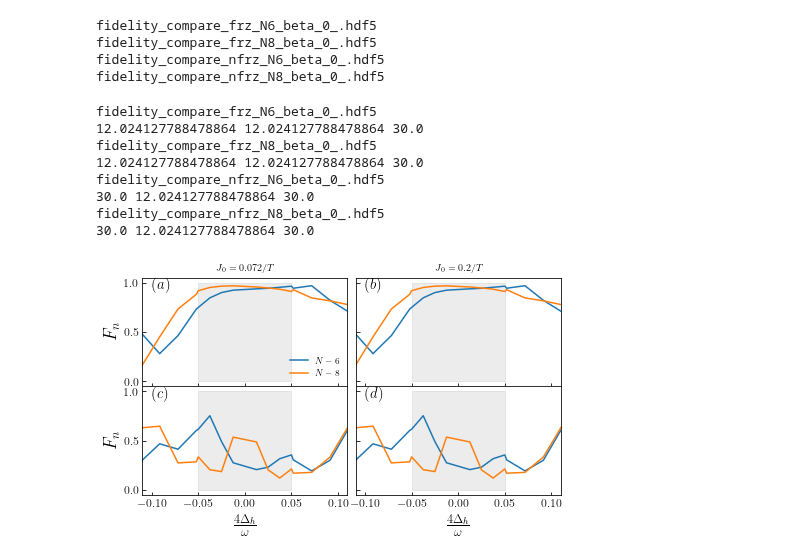
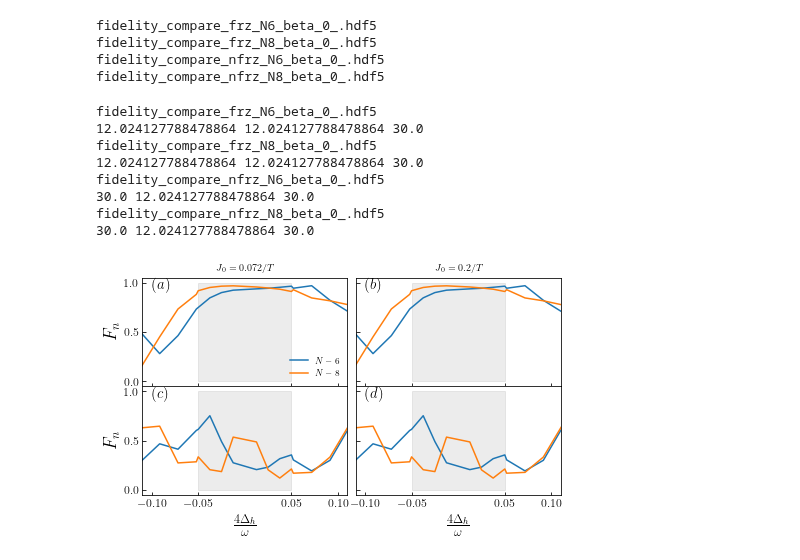
Before and after one commit to rahmahi/Chimera_Time_Crystal, a Jupyter notebook: codes/new_algo/fidelity/fidelity_stand_alone.ipynb, the cells around one changed output. Cells and saved outputs as stored; diff of their text form; code cells hidden in the pictures.

```diff
--- a/codes/new_algo/fidelity/fidelity_stand_alone.ipynb
+++ b/codes/new_algo/fidelity/fidelity_stand_alone.ipynb
@@ -582,33 +582,33 @@ for i in range(2):
 
         axs[i][j].set_xlabel(r'$\frac{4\Delta_h}{\omega}$', fontsize = 18)
         axs[i][j].tick_params(which='both', axis="both", direction="in")
-        axs[i][1].set_xticks([-.1,-.05,0,0.05,.1])
+        axs[i][1].set_xticks([-.1,-.05, 0.05,.1])
         axs[i][j].set_xlim(-.11,.11)
 
         axs[i][j].fill_betweenx(y=[0, 1], x1=-0.05, x2=0.05, color='gray', alpha=0.15)
 
         axs[i][0].set_ylabel(r'$F_n$', fontsize = 18)
 
 axs[0][0].set_title(fr"$J_0 = 0.072/T$", fontsize = 10)
 axs[0][1].set_title(fr"$J_0 = 0.2/T$", fontsize = 10)
 
 axs[0][0].text(-0.1, 0.93, r"$(a)$", fontsize=15, bbox=dict(facecolor='white', alpha=0.0))
 axs[0][1].text(-0.1, 0.93, r"$(b)$", fontsize=15, bbox=dict(facecolor='white', alpha=0.0))
 axs[1][0].text(-0.1, 0.93, r"$(c)$", fontsize=15, bbox=dict(facecolor='white', alpha=0.0))
 axs[1][1].text(-0.1, 0.93, r"$(d)$", fontsize=15, bbox=dict(facecolor='white', alpha=0.0))
 
 axs[0][0].legend(frameon = False,fontsize = 9)
 plt.savefig('fidelity.pdf', bbox_inches='tight', pad_inches=0.0)
 plt.savefig('fidelity.svg', bbox_inches='tight', pad_inches=0.0,dpi = 600)
 
 plt.show()
 # %% [output]
 fidelity_compare_frz_N6_beta_0_.hdf5
 12.024127788478864 12.024127788478864 30.0
 fidelity_compare_frz_N8_beta_0_.hdf5
 12.024127788478864 12.024127788478864 30.0
 fidelity_compare_nfrz_N6_beta_0_.hdf5
 30.0 12.024127788478864 30.0
 fidelity_compare_nfrz_N8_beta_0_.hdf5
 30.0 12.024127788478864 30.0
-[figure, old version]
+[figure, new version]
```
Also changed, not shown: 2 other files.
